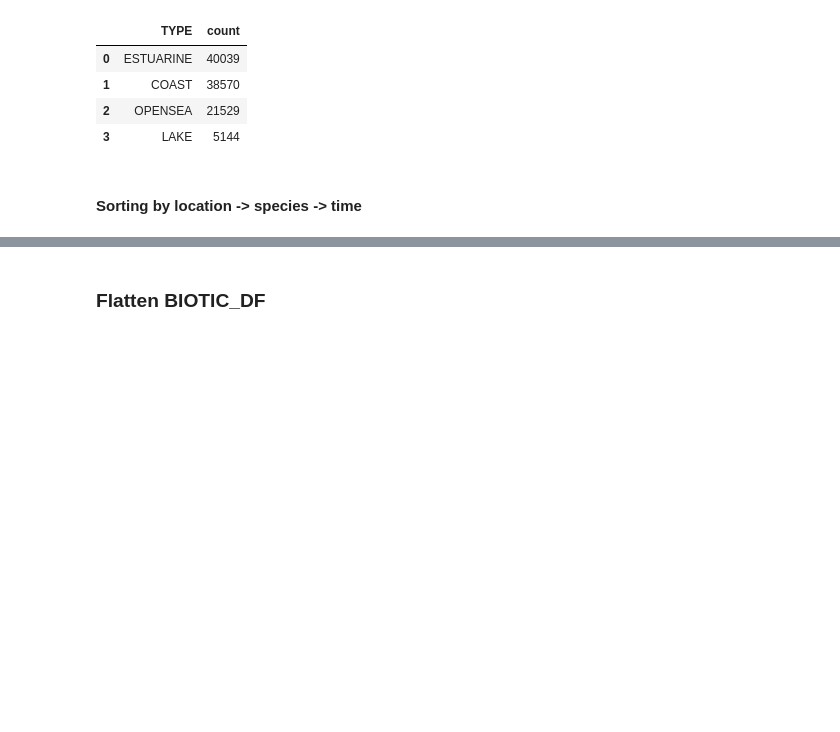
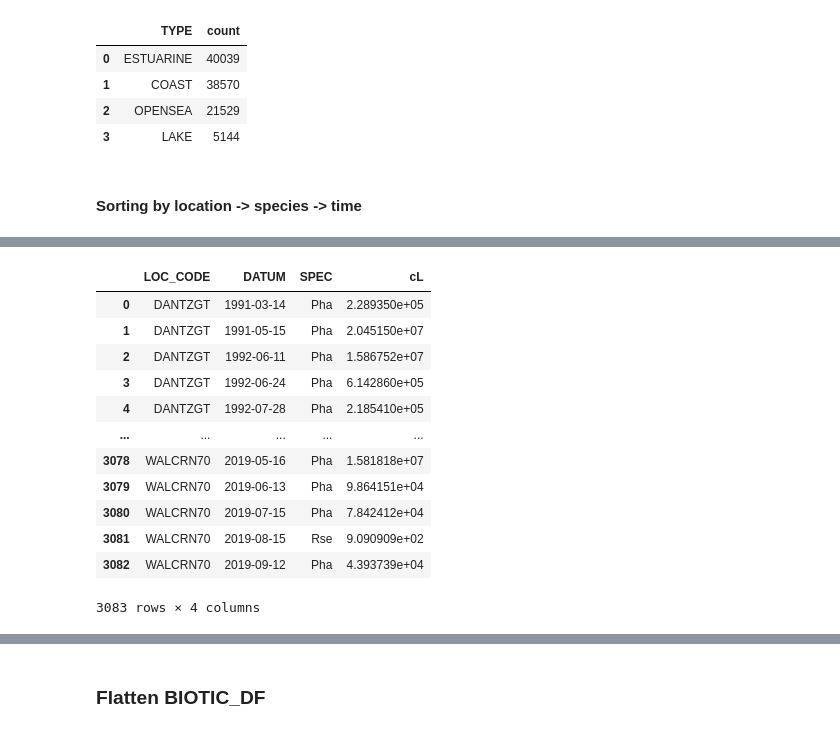
Before and after one commit to JinseiSteven/Phytoplankton-Prediction-Project, a Jupyter notebook: scripts/data_analysis_phyto.ipynb, the cells around one changed output, grey strips where cells are left out. Cells and saved outputs as stored; diff of their text form; code cells hidden in the pictures; blank space fills up the shorter version.

```diff
--- a/scripts/data_analysis_phyto.ipynb
+++ b/scripts/data_analysis_phyto.ipynb
@@ -228,0 +308,24 @@ display(dantz)
+# %%
+def spec_aggregate(group):
+    if any(spec in group["SPEC"].values for spec in ["Agl", "Cha", "Pha", "Gde"]):
+        return group['cL'].sum()
+    else:
+        return group['cL'].mean()
+
+phyto_aggregated = phyto_duplicates.groupby(["LOC_CODE", "DATUM", "SPEC"]).apply(spec_aggregate).reset_index(name='cL')
+
+display(phyto_aggregated)
+# %% [output]
+|  | LOC_CODE | DATUM | SPEC | cL |
+| 0 | DANTZGT | 1991-03-14 | Pha | 2.289350e+05 |
+| 1 | DANTZGT | 1991-05-15 | Pha | 2.045150e+07 |
+| 2 | DANTZGT | 1992-06-11 | Pha | 1.586752e+07 |
+| 3 | DANTZGT | 1992-06-24 | Pha | 6.142860e+05 |
+| 4 | DANTZGT | 1992-07-28 | Pha | 2.185410e+05 |
+| ... | ... | ... | ... | ... |
+| 3078 | WALCRN70 | 2019-05-16 | Pha | 1.581818e+07 |
+| 3079 | WALCRN70 | 2019-06-13 | Pha | 9.864151e+04 |
+| 3080 | WALCRN70 | 2019-07-15 | Pha | 7.842412e+04 |
+| 3081 | WALCRN70 | 2019-08-15 | Rse | 9.090909e+02 |
+| 3082 | WALCRN70 | 2019-09-12 | Pha | 4.393739e+04 |
+3083 rows × 4 columns
```
Also changed, not shown: parts of 23 cells of this notebook.
